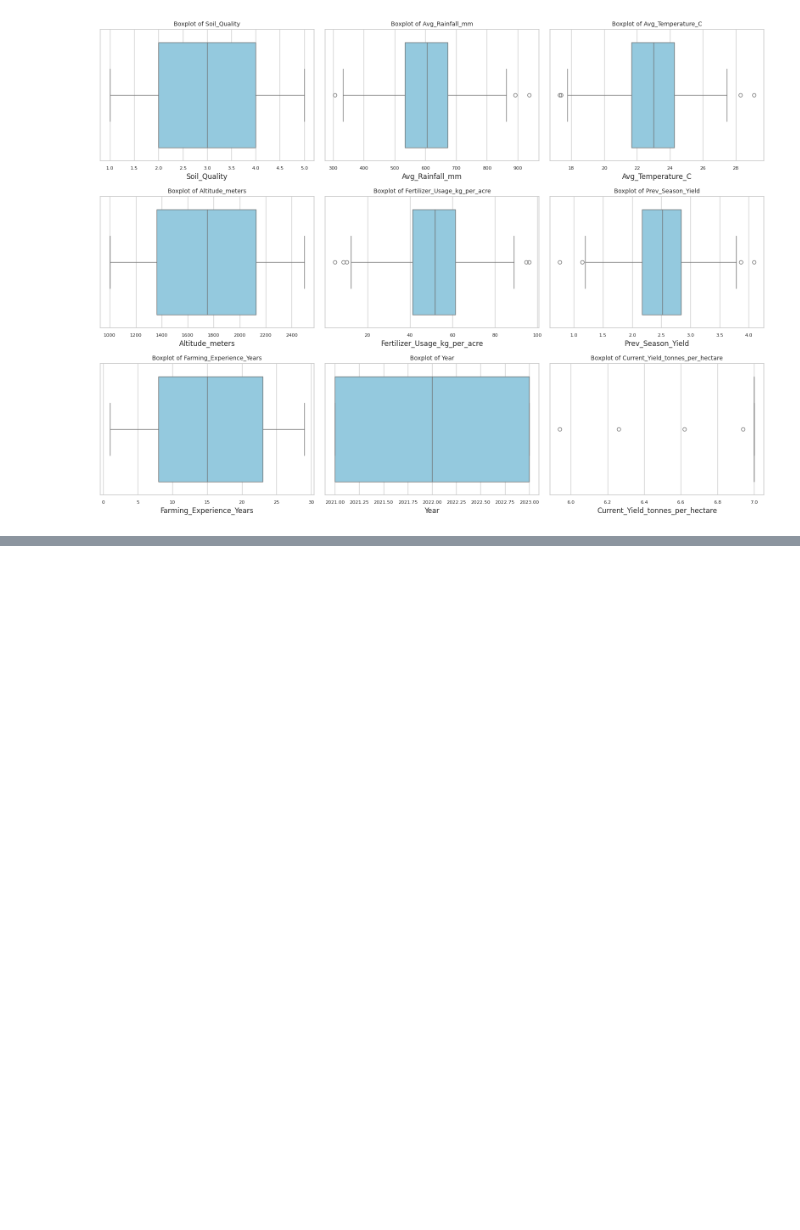
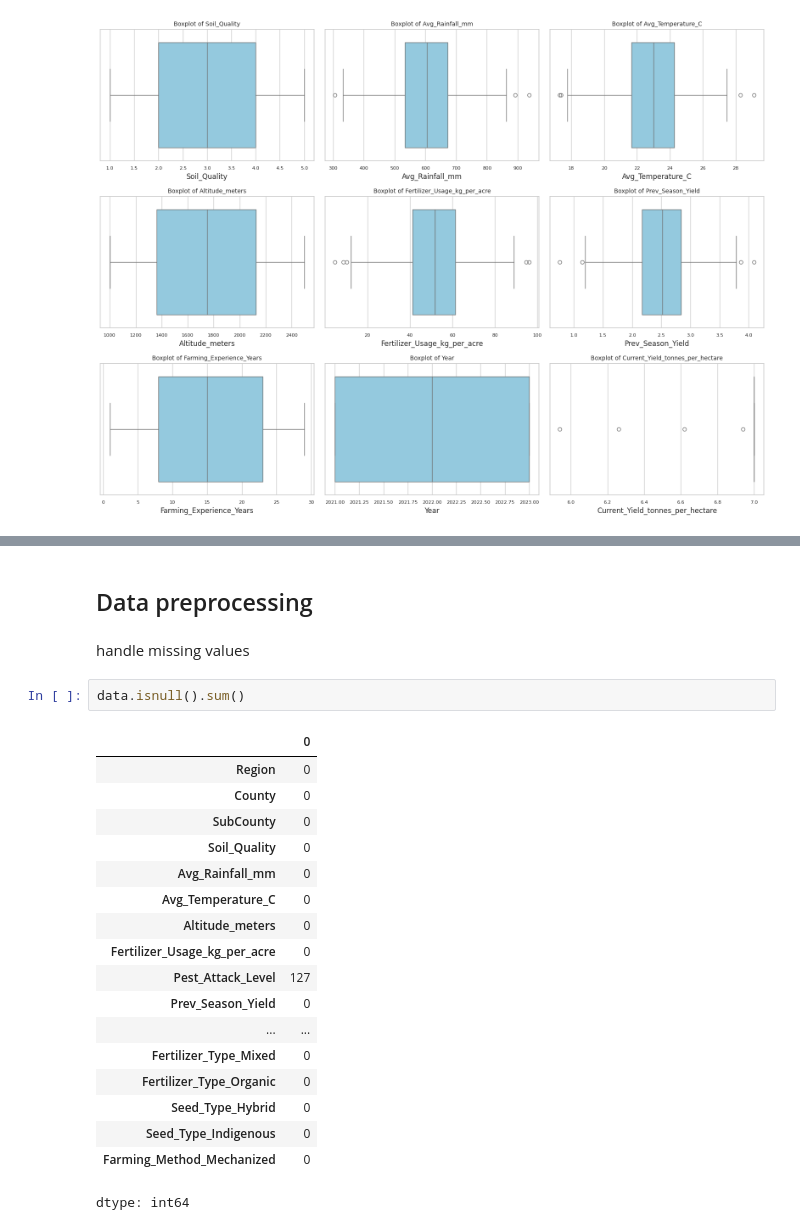
Before and after one commit to Mainabryan/Maize_Yield_prediction, a Jupyter notebook: Kenya_maize_yield.ipynb, the cells around one changed output, grey strips where cells are left out. Saved outputs shown, nothing was run; the diff lists cells and outputs as text; blank space fills up the shorter version.

```diff
--- a/Kenya_maize_yield.ipynb
+++ b/Kenya_maize_yield.ipynb
@@ -172,0 +160,25 @@ KeyError: "None of [Index(['Fertilizer_Type', 'Seed_Type', 'Farming_Method'], dt
+# %% [markdown]
+## Data preprocessing
+# %% [markdown]
+handle missing values
+# %%
+data.isnull().sum()
+# %% [output]
+|  | 0 |
+| Region | 0 |
+| County | 0 |
+| SubCounty | 0 |
+| Soil_Quality | 0 |
+| Avg_Rainfall_mm | 0 |
+| Avg_Temperature_C | 0 |
+| Altitude_meters | 0 |
+| Fertilizer_Usage_kg_per_acre | 0 |
+| Pest_Attack_Level | 127 |
+| Prev_Season_Yield | 0 |
+| ... | ... |
+| Fertilizer_Type_Mixed | 0 |
+| Fertilizer_Type_Organic | 0 |
+| Seed_Type_Hybrid | 0 |
+| Seed_Type_Indigenous | 0 |
+| Farming_Method_Mechanized | 0 |
+dtype: int64
```
Also changed, not shown: parts of 9 cells of this notebook.
